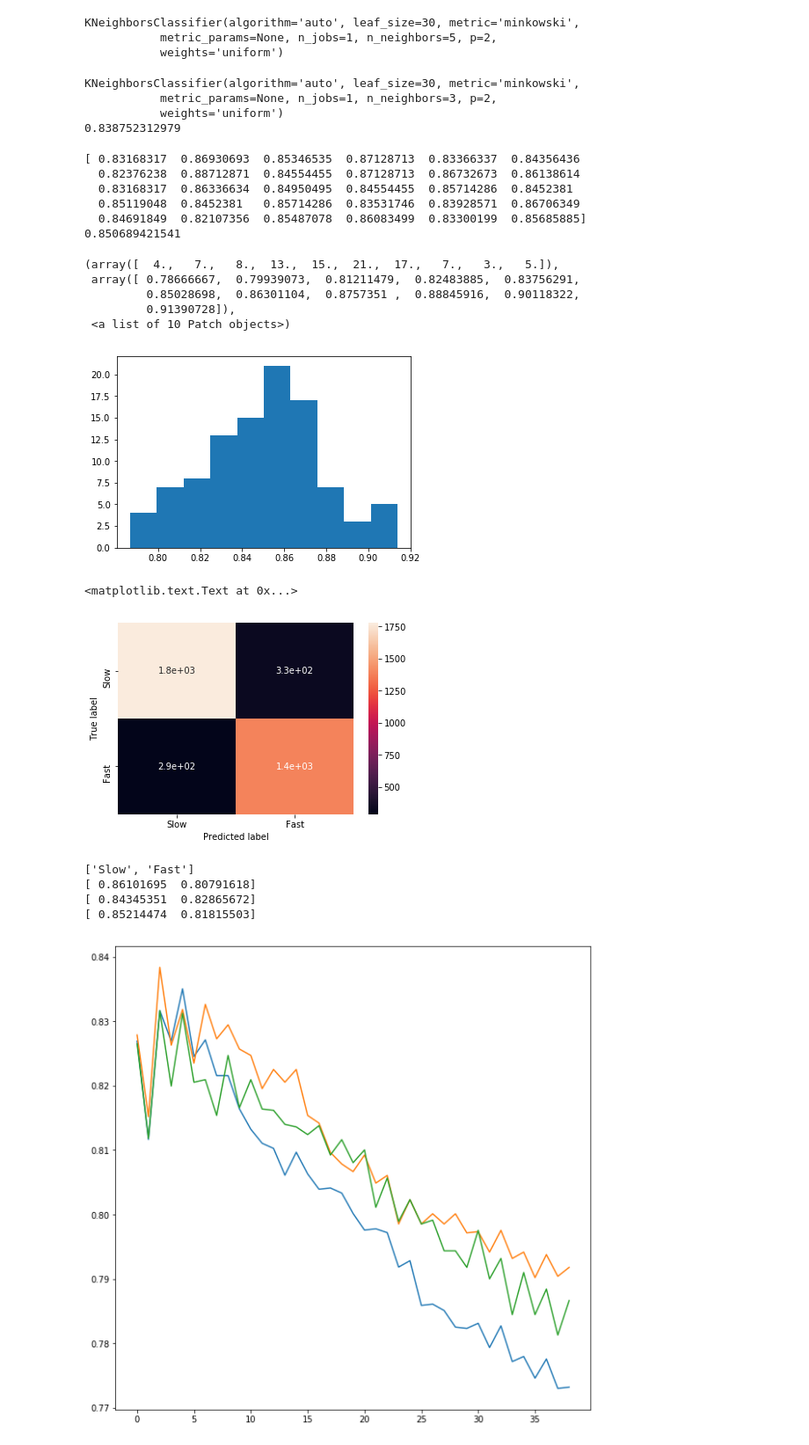
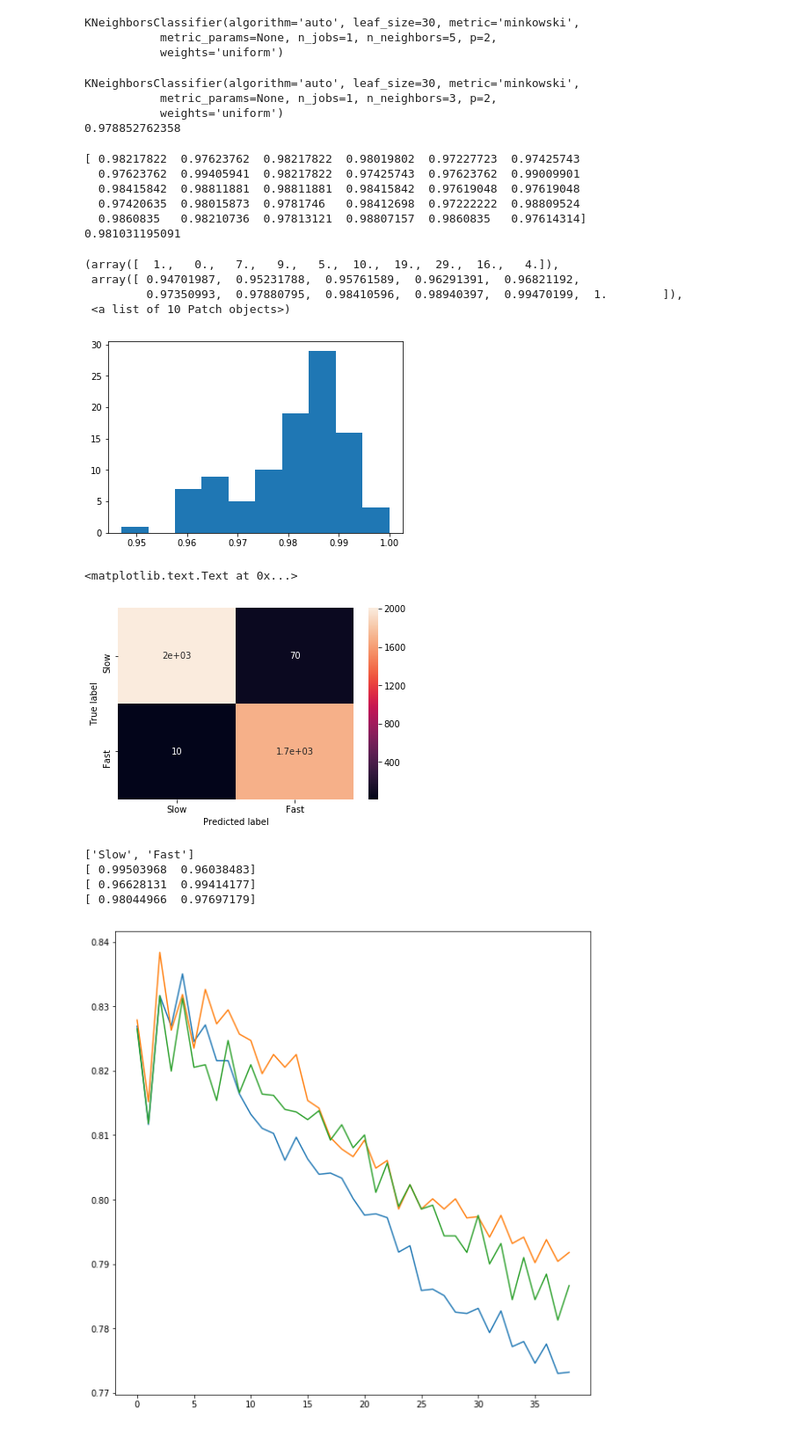
Before and after one commit to DiegoPerezCaa/TFM_QualitySession, a Jupyter notebook: dataTesting/Prueba_5_MachineLearning.ipynb, the cells around one changed output. Shown at 88% size. Cells and saved outputs as stored; diff of their text form; code cells hidden in the pictures.

```diff
--- a/dataTesting/Prueba_5_MachineLearning.ipynb
+++ b/dataTesting/Prueba_5_MachineLearning.ipynb
@@ -74,7 +74,13 @@ dd = (pd.merge(dd, processViews[processViews['page']=='page2'].drop('page',1).
                             how='left', on = 'ID')) # visitas página dos
 dd = (pd.merge(dd, processViews[processViews['page']=='page3'].drop('page',1).
                rename(columns = {'PageProcessViews':'visitsPage3',
-                                 'uniquePageProcessViews':'uniqueVisitsPage3'}), how='left', on = 'ID'))
+                                 'uniquePageProcessViews':'uniqueVisitsPage3'}), how ='left', on = 'ID'))
+# Añadimos la última feature, por el momento, que indicará la cantidad de veces que un usuario ha visto
+# una página de error en el proceso.
+
+ErrorPageViews = (pd.read_csv('../../Archivos_tfm/dataTesting/usuariosError_DD_1809a1110.csv'))
+ErrorPageViews.columns = ['ID','Errores']
+dd = (pd.merge(dd, ErrorPageViews, how = 'left', on = 'ID'))
 dd = dd.fillna(0)
 # %%
 # ETIQUETAS
@@ -92,0 +108,2 @@ dd.head(5)
+# %%
+X_norm = preprocessing.scale((dd[dd.columns[1:19]]).values)
@@ -136,17 +165,16 @@ import matplotlib.pyplot as plt
 %matplotlib inline
 import numpy as np
 
-X = (dd[dd.columns[1:18]].values)
-y = dd['Y']
+
 clf = KNeighborsClassifier()
-clf.fit(X,y)
+clf.fit(X_norm,y)
 # %% [output]
 KNeighborsClassifier(algorithm='auto', leaf_size=30, metric='minkowski',
            metric_params=None, n_jobs=1, n_neighbors=5, p=2,
            weights='uniform')
 # %%
 # Prueba con train_test_split
-X_train, X_test, y_train, y_test = train_test_split(X,y)
+X_train, X_test, y_train, y_test = train_test_split(X_norm,y)
 clf = KNeighborsClassifier(n_neighbors=3)
 print clf.fit(X_train,y_train)
 print accuracy_score(y_test,clf.predict(X_test))
@@ -154,26 +182,25 @@ print accuracy_score(y_test,clf.predict(X_test))
 KNeighborsClassifier(algorithm='auto', leaf_size=30, metric='minkowski',
            metric_params=None, n_jobs=1, n_neighbors=3, p=2,
            weights='uniform')
-0.838752312979
+0.978852762358
 # %%
-print cross_val_score(clf,X,y,cv=30)
-print cross_val_score(clf,X,y,cv=30).mean()
+print cross_val_score(clf,X_norm,y,cv=30)
+print cross_val_score(clf,X_norm,y,cv=30).mean()
 # %% [output]
-[ 0.83168317  0.86930693  0.85346535  0.87128713  0.83366337  0.84356436
-  0.82376238  0.88712871  0.84554455  0.87128713  0.86732673  0.86138614
-  0.83168317  0.86336634  0.84950495  0.84554455  0.85714286  0.8452381
-  0.85119048  0.8452381   0.85714286  0.83531746  0.83928571  0.86706349
-  0.84691849  0.82107356  0.85487078  0.86083499  0.83300199  0.85685885]
-0.850689421541
+[ 0.98217822  0.97623762  0.98217822  0.98019802  0.97227723  0.97425743
+  0.97623762  0.99405941  0.98217822  0.97425743  0.97623762  0.99009901
+  0.98415842  0.98811881  0.98811881  0.98415842  0.97619048  0.97619048
+  0.97420635  0.98015873  0.9781746   0.98412698  0.97222222  0.98809524
+  0.9860835   0.98210736  0.97813121  0.98807157  0.9860835   0.97614314]
+0.981031195091
 # %%
-plt.hist(cross_val_score(clf,X,y,cv=100))
+plt.hist(cross_val_score(clf,X_norm,y,cv=100))
 # %% [output]
-(array([  4.,   7.,   8.,  13.,  15.,  21.,  17.,   7.,   3.,   5.]),
- array([ 0.78666667,  0.79939073,  0.81211479,  0.82483885,  0.83756291,
-         0.85028698,  0.86301104,  0.8757351 ,  0.88845916,  0.90118322,
-         0.91390728]),
+(array([  1.,   0.,   7.,   9.,   5.,  10.,  19.,  29.,  16.,   4.]),
+ array([ 0.94701987,  0.95231788,  0.95761589,  0.96291391,  0.96821192,
+         0.97350993,  0.97880795,  0.98410596,  0.98940397,  0.99470199,  1.        ]),
  <a list of 10 Patch objects>)
-[figure, old version]
+[figure, new version]
 # %%
 import seaborn as sns
 from sklearn.metrics import confusion_matrix
@@ -185,7 +212,7 @@ plt.ylabel('True label')
 plt.xlabel('Predicted label')
 # %% [output]
 <matplotlib.text.Text at 0x...>
-[figure, old version]
+[figure, new version]
 # %%
 from sklearn.metrics import precision_score, recall_score, f1_score
 print ["Slow","Fast"]
@@ -194,9 +221,9 @@ print recall_score(y_test,clf.predict(X_test),average=None)
 print f1_score(y_test,clf.predict(X_test),average=None)
 # %% [output]
 ['Slow', 'Fast']
-[ 0.86101695  0.80791618]
-[ 0.84345351  0.82865672]
-[ 0.85214474  0.81815503]
+[ 0.99503968  0.96038483]
+[ 0.96628131  0.99414177]
+[ 0.98044966  0.97697179]
 # %%
 # Accuracy Score according to the number of neighbors
 scores=[]
```
Also changed, not shown: parts of 26 cells of this notebook.
